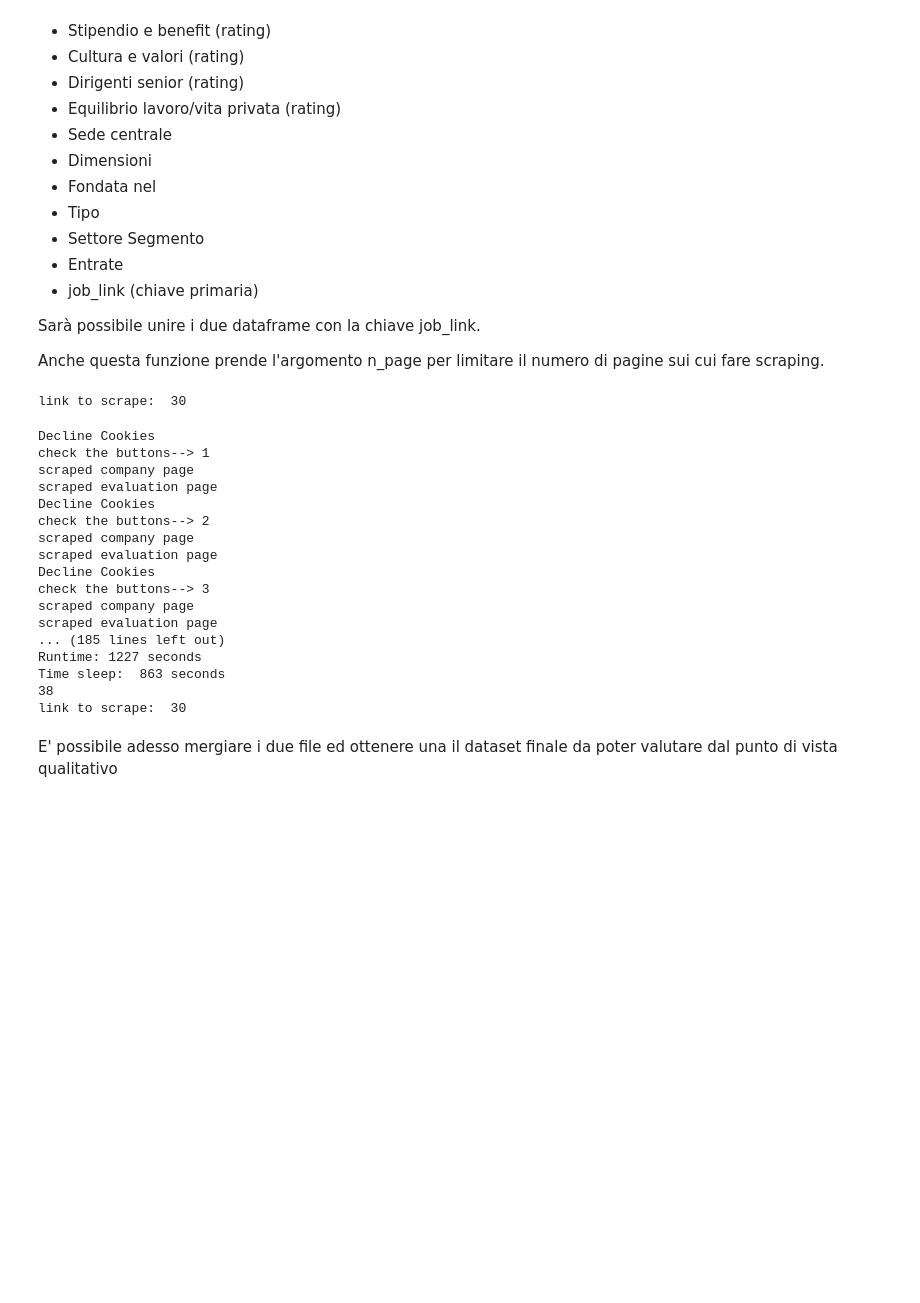
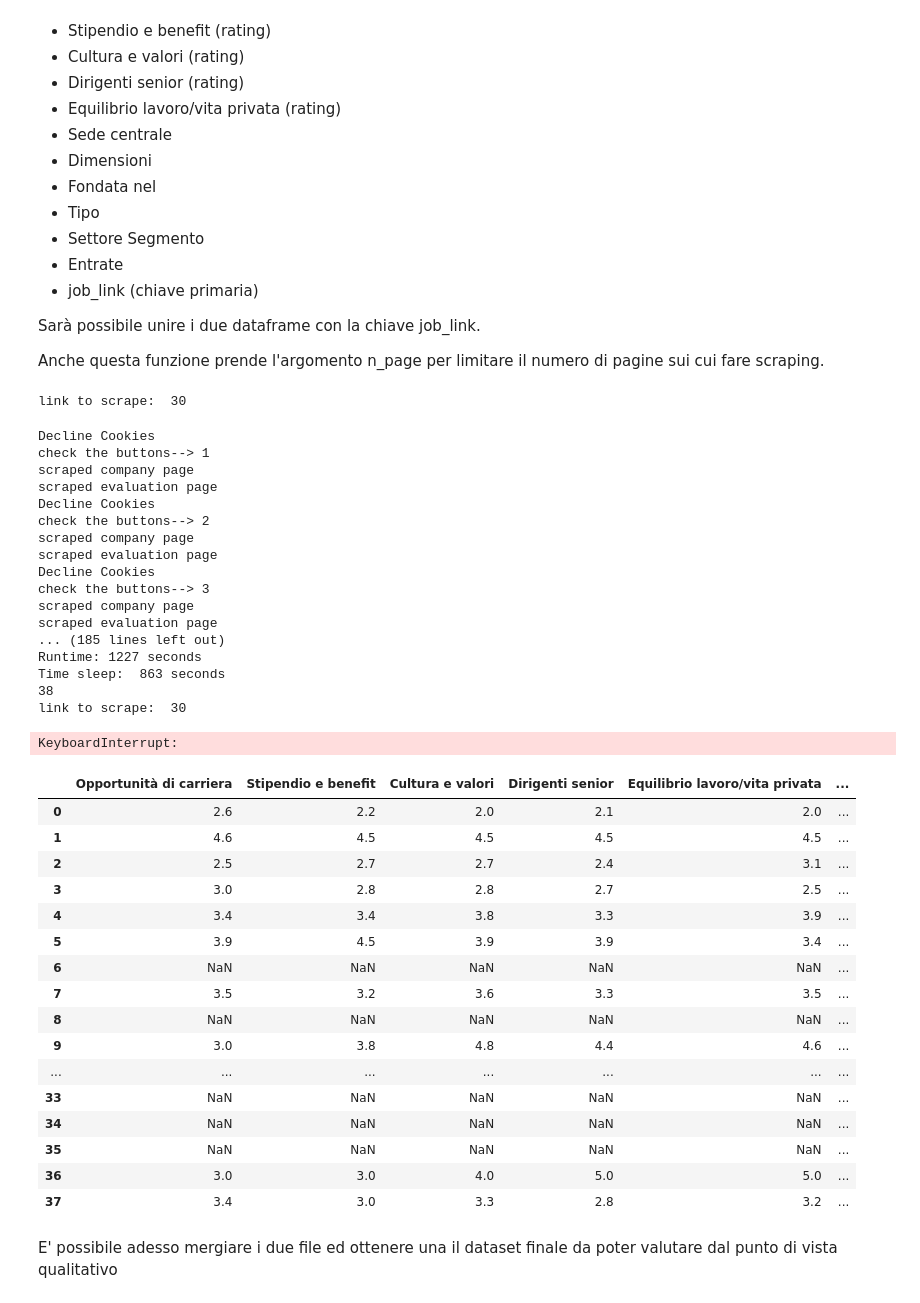
Before and after one commit to casulippo/Thesis---Data-Quality-Project, a Jupyter notebook: notebook/DataIngestion.ipynb, the cells around one changed output. Drawn from its saved outputs; the diff is of its cells as text; code cells hidden in the pictures; blank space fills up the shorter version.

```diff
--- a/notebook/DataIngestion.ipynb
+++ b/notebook/DataIngestion.ipynb
@@ -267,7 +267,19 @@ def scraping_company_page(links, end_n_page=None, start_n_page=None):
         df2['job_link']=base_url
 
         df_append_2 = df_append_2.append(df2).reset_index(drop=True)
-
+        df_append_2 = df_append_2.rename(columns={'Sede centrale':'sede_centrale',
+                                        'Dimensioni':'dimensioni',
+                                        'Fondata nel' : 'fondata_nel',
+                                        'Tipo':'tipo',
+                                        'Entrate':'entrate',
+                                        # job_link
+                                        'Opportunità di carriera': 'oppurtunita_carriera',
+                                        'Stipendio e benefit':'stipendio_e_benefit',
+                                        'Cultura e valori':'cultura_e_valori',
+                                        'Dirigenti senior':'dirigenti_senior',
+                                        'Equilibrio lavoro/vita privata':'equilibrio_lavoro_vita_privata',
+                                        'Settore':'settore',
+                                        'Segmento':'segmento'})
 
     end_time = time.time()
     print('Total pages scraped:', len(links), '\n')
@@ -406,8 +418,29 @@ Runtime: 1227 seconds
 Time sleep:  863 seconds
 38
 link to scrape:  30
+KeyboardInterrupt:
 # %%
-df_scraping_company.head()
+df_scraping_company
+
+df_append_2
+# %% [output]
+|  | Opportunità di carriera | Stipendio e benefit | Cultura e valori | Dirigenti senior | Equilibrio lavoro/vita privata | ... |
+| 0 | 2.6 | 2.2 | 2.0 | 2.1 | 2.0 | ... |
+| 1 | 4.6 | 4.5 | 4.5 | 4.5 | 4.5 | ... |
+| 2 | 2.5 | 2.7 | 2.7 | 2.4 | 3.1 | ... |
+| 3 | 3.0 | 2.8 | 2.8 | 2.7 | 2.5 | ... |
+| 4 | 3.4 | 3.4 | 3.8 | 3.3 | 3.9 | ... |
+| 5 | 3.9 | 4.5 | 3.9 | 3.9 | 3.4 | ... |
+| 6 | NaN | NaN | NaN | NaN | NaN | ... |
+| 7 | 3.5 | 3.2 | 3.6 | 3.3 | 3.5 | ... |
+| 8 | NaN | NaN | NaN | NaN | NaN | ... |
+| 9 | 3.0 | 3.8 | 4.8 | 4.4 | 4.6 | ... |
+| ... | ... | ... | ... | ... | ... | ... |
+| 33 | NaN | NaN | NaN | NaN | NaN | ... |
+| 34 | NaN | NaN | NaN | NaN | NaN | ... |
+| 35 | NaN | NaN | NaN | NaN | NaN | ... |
+| 36 | 3.0 | 3.0 | 4.0 | 5.0 | 5.0 | ... |
+| 37 | 3.4 | 3.0 | 3.3 | 2.8 | 3.2 | ... |
 # %%
 # con questa cella è possibile salvare il file nella cartella data
 file_name = file + '_company_' + data + '.csv'
```
Also changed, not shown: parts of 1 cell of this notebook, 1 other file.
